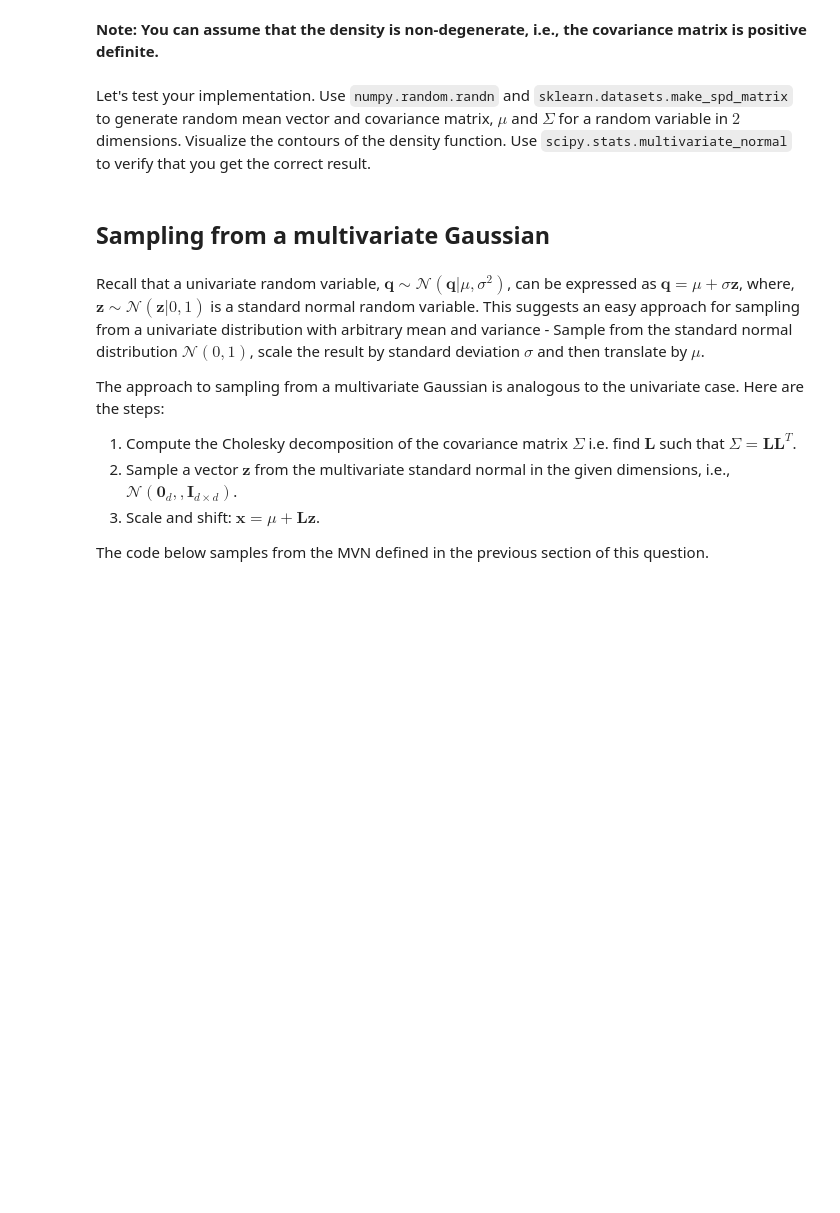
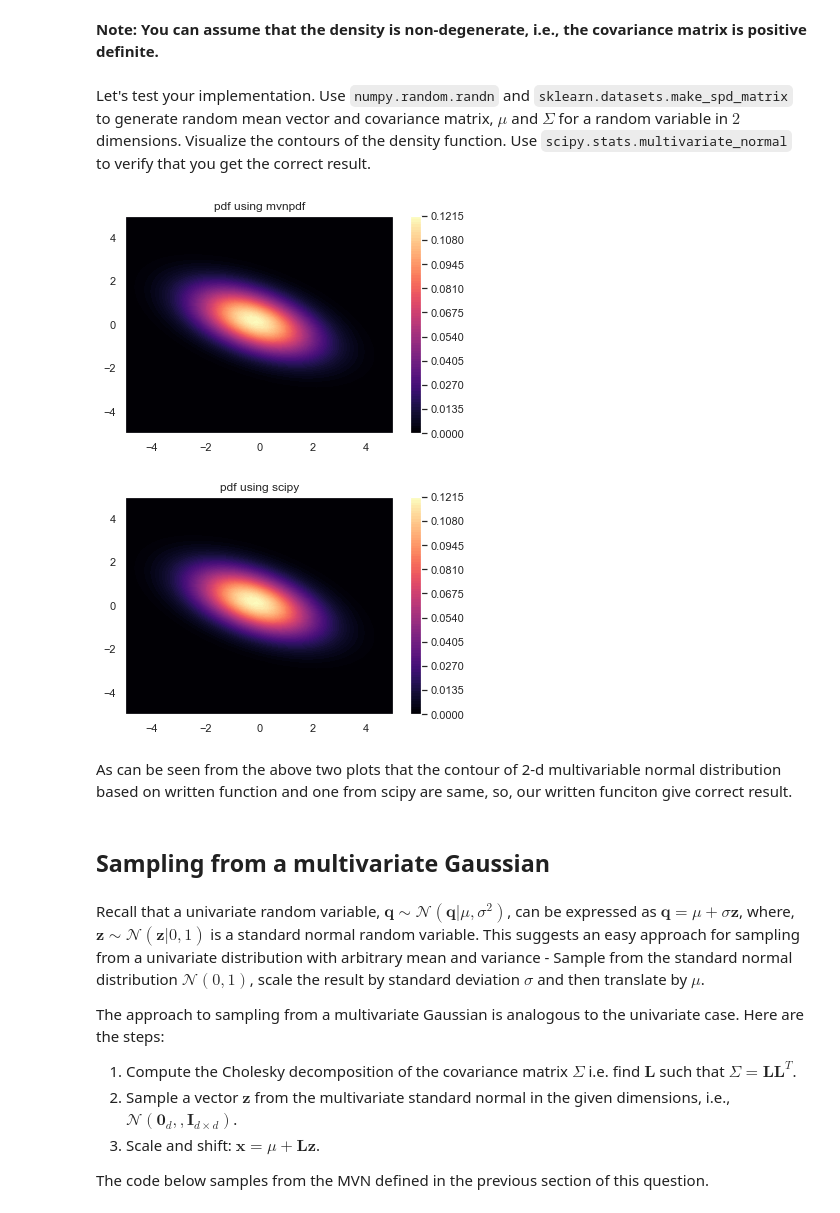
Before and after one commit to dhillonparveen/uq-course, a Jupyter notebook: homeworks/hw_03.ipynb, the cells around one changed output. Drawn from its saved outputs; the diff is of its cells as text; code cells hidden in the pictures; blank space fills up the shorter version.

```diff
--- a/homeworks/hw_03.ipynb
+++ b/homeworks/hw_03.ipynb
@@ -412,3 +428,36 @@
+# %%
+d = 2 # dimension
+mean_mv = np.random.randn(d,1) # samples from the “standard normal” distribution
+cov_mv = make_spd_matrix(d) # random symmetric, positive-definite matrix
+# %%
+# Define a grid over x
+x1 = np.linspace(-5, 5, 50)
+X1, X2 = np.meshgrid(x1, x1)
+Xgrid = np.hstack([X1.flatten()[:, None], X2.flatten()[:, None]])[:, :, None]
+
+# pdf from written function
+Pdf_mvnpdf = np.array([mvnpdf(xp,mean_mv,cov_mv) for xp in Xgrid])
+fig, ax = plt.subplots()
+plt.contourf(X1, X2, Pdf_mvnpdf.reshape((50, 50)), 100, cmap = 'magma')
+plt.colorbar()
+plt.title('pdf using mvnpdf')
+plt.show()
+plt.close()
+
+# pdf from Scipy inbuilt function
+rv = st.multivariate_normal(mean=mean_mv.flatten(),cov=cov_mv)
+Pdf_scipy = np.array([rv.pdf(xp.T) for xp in Xgrid])
+fig, ax = plt.subplots()
+plt.contourf(X1, X2, Pdf_scipy.reshape((50, 50)), 100, cmap = 'magma')
+plt.colorbar()
+plt.title('pdf using scipy')
+plt.show()
+plt.close()
+# %% [output]
+[figure, added]
+[figure, added]
+# %% [markdown]
+As can be seen from the above two plots that the contour of 2-d multivariable normal distribution based on written function and one from scipy are same, so, our written funciton give correct result.
 # %% [markdown]
 ## Sampling from a multivariate Gaussian
 # %% [markdown]
```
Also changed, not shown: parts of 9 cells of this notebook.
